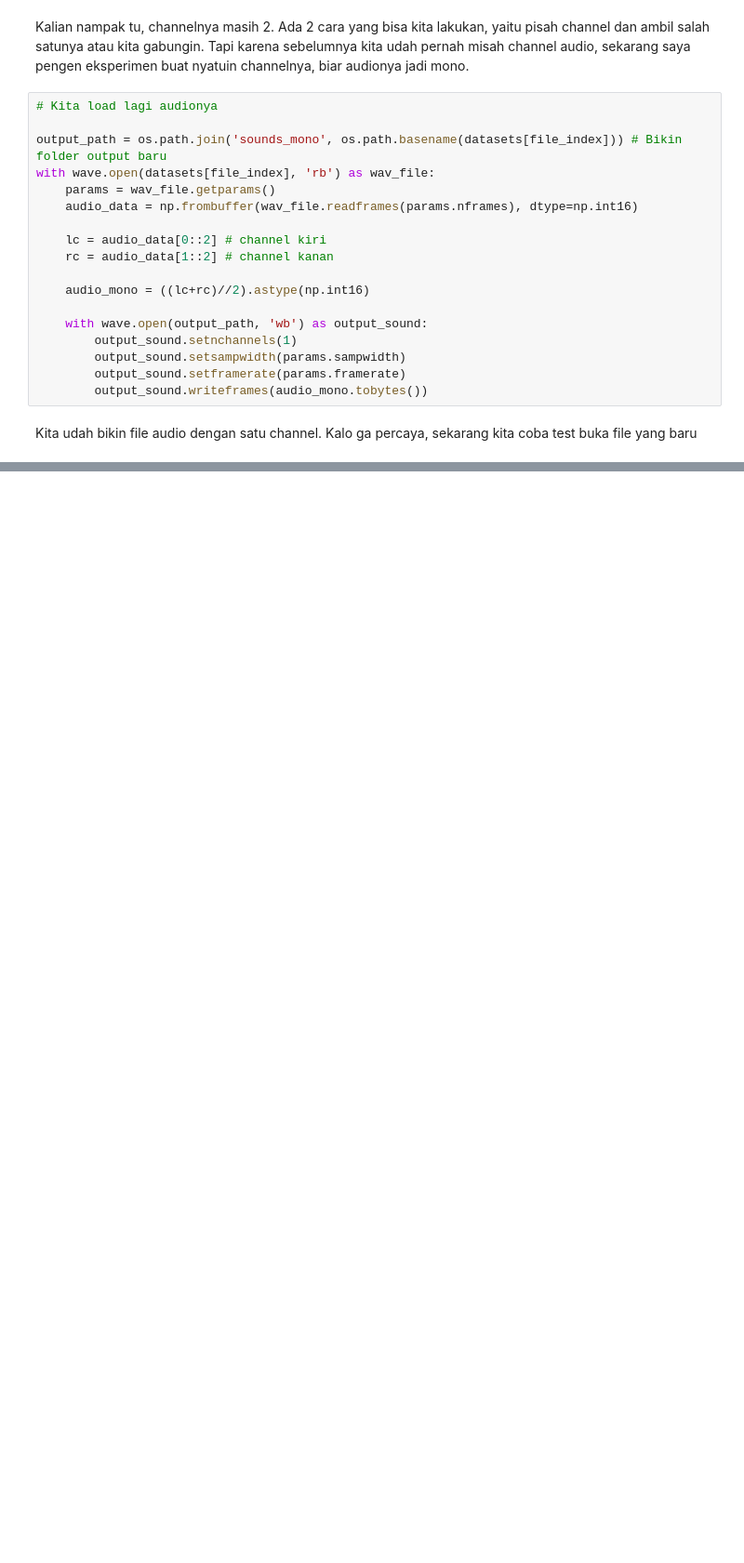
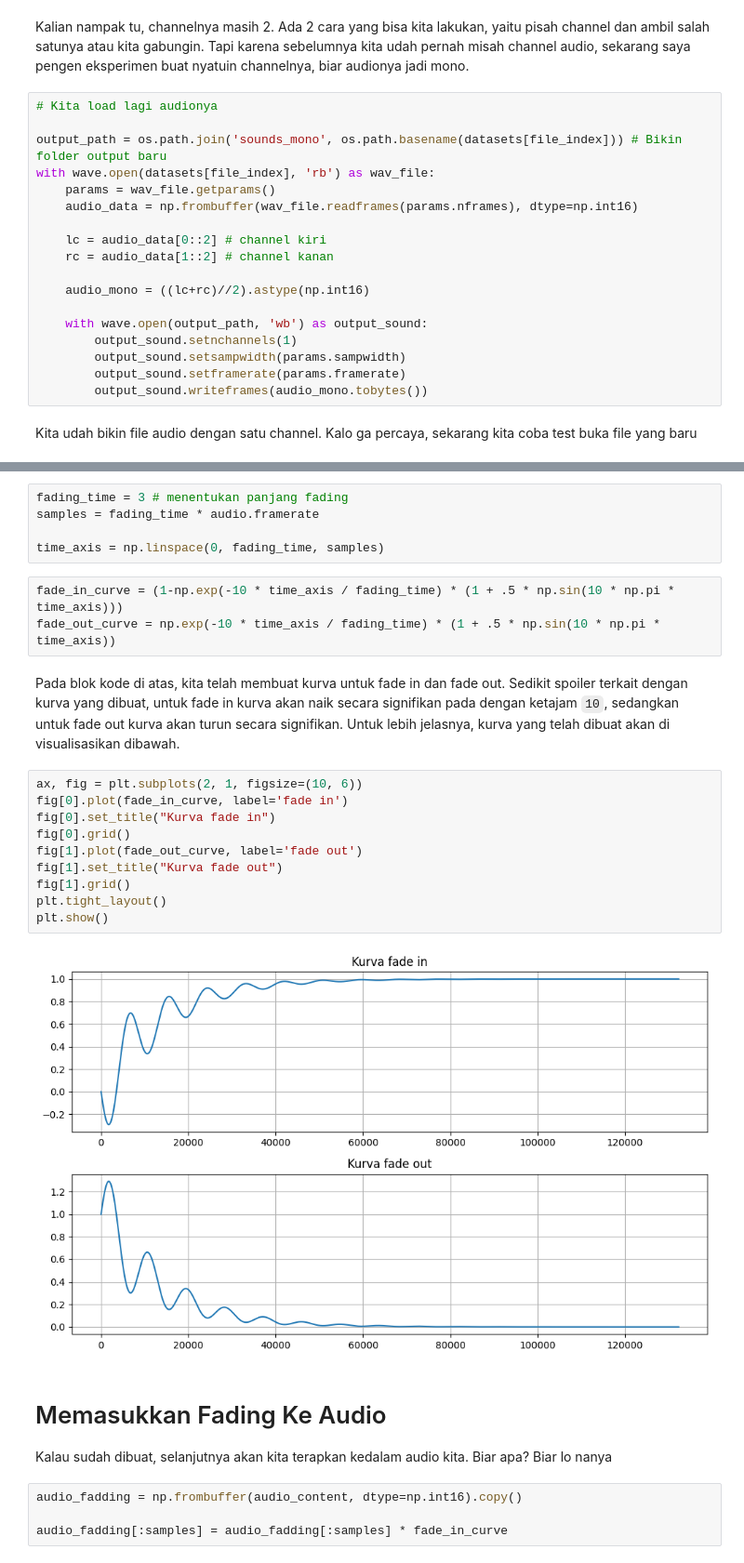
Before and after one commit to Bagusardin/if4021, a Jupyter notebook: 120140176_ho2.ipynb, the cells around one changed output, grey strips where cells are left out. Shown at 93% size. Saved outputs shown, nothing was run; the diff lists cells and outputs as text; blank space fills up the shorter version.

````diff
--- a/120140176_ho2.ipynb
+++ b/120140176_ho2.ipynb
@@ -89,0 +120,30 @@ Sekarang channelnya jadi satu, yang artinya sound kita udah jadi mono.
+# %%
+fading_time = 3 # menentukan panjang fading
+samples = fading_time * audio.framerate
+
+time_axis = np.linspace(0, fading_time, samples)
+# %%
+fade_in_curve = (1-np.exp(-10 * time_axis / fading_time) * (1 + .5 * np.sin(10 * np.pi * time_axis)))
+fade_out_curve = np.exp(-10 * time_axis / fading_time) * (1 + .5 * np.sin(10 * np.pi * time_axis))
+# %% [markdown]
+Pada blok kode di atas, kita telah membuat kurva untuk fade in dan fade out. Sedikit spoiler terkait dengan kurva yang dibuat, untuk fade in kurva akan naik secara signifikan pada dengan ketajam ```10```, sedangkan untuk fade out kurva akan turun secara signifikan. Untuk lebih jelasnya, kurva yang telah dibuat akan di visualisasikan dibawah.
+# %%
+ax, fig = plt.subplots(2, 1, figsize=(10, 6))
+fig[0].plot(fade_in_curve, label='fade in')
+fig[0].set_title("Kurva fade in")
+fig[0].grid()
+fig[1].plot(fade_out_curve, label='fade out')
+fig[1].set_title("Kurva fade out")
+fig[1].grid()
+plt.tight_layout()
+plt.show()
+# %% [output]
+[figure, added]
+# %% [markdown]
+# Memasukkan Fading Ke Audio
+
+Kalau sudah dibuat, selanjutnya akan kita terapkan kedalam audio kita. Biar apa? Biar lo nanya
+# %%
+audio_fadding = np.frombuffer(audio_content, dtype=np.int16).copy()
+
+audio_fadding[:samples] = audio_fadding[:samples] * fade_in_curve
````
Also changed, not shown: parts of 13 cells of this notebook, 1 other file.
